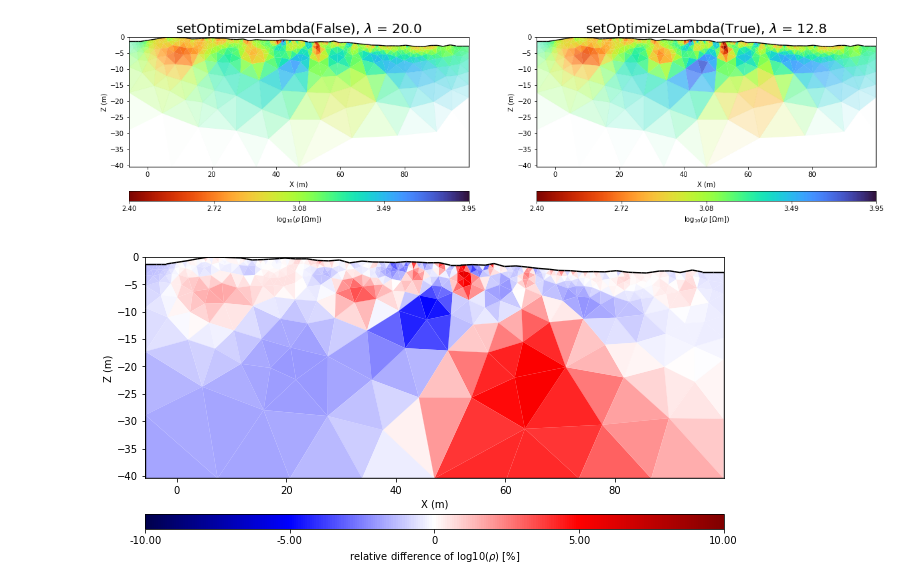
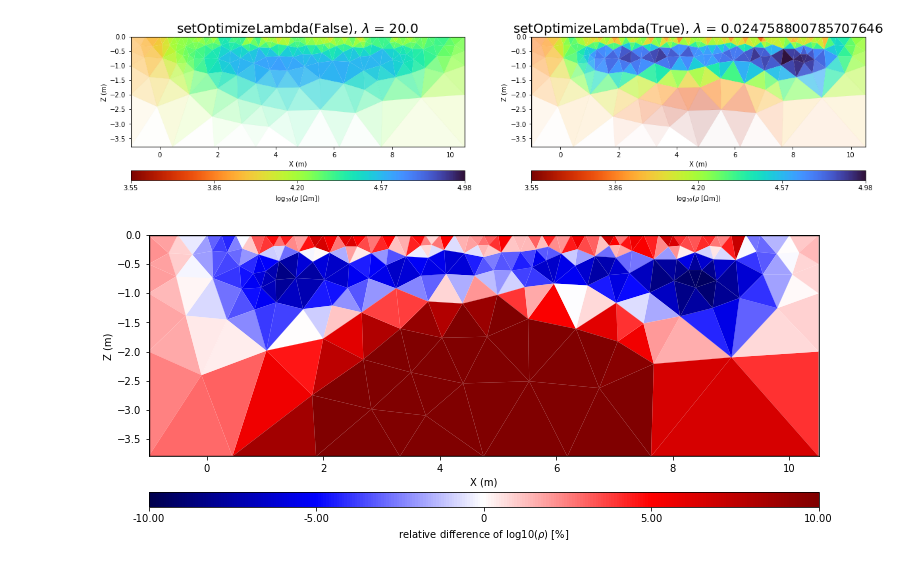
Before and after one commit to teddiherring/permafrost-data-processing, a Jupyter notebook: data_filtering.ipynb, the cells around one changed output. Saved outputs shown, nothing was run; the diff lists cells and outputs as text; code cells hidden in the pictures.

```diff
--- a/data_filtering.ipynb
+++ b/data_filtering.ipynb
@@ -8,11 +8,11 @@ import matplotlib.pyplot as plt
 # load data file (already in BERT unified data format)
 
 # data_in = ert.load('data_unified/CER2017-08-24_u_i.txt')
-# data_in = ert.load('data_unified/craterlake_2019_feb6.txt')
+data_in = ert.load('data_unified/craterlake_2019_feb6.txt')
 # data_in = ert.load('data_unified/fieldschool_wen3_2013_aug26.txt') # no permafrost. bad electrode to test filtering
 # data_in = ert.load('data_unified/oldcrow_wen13_2013_oct14.txt')
 # data_in = ert.load('data_unified/oldcrow_wen1_2013_oct13.txt')
-data_in = ert.load('data_unified/SCH2018-08-29_u_i.txt')
+# data_in = ert.load('data_unified/SCH2018-08-29_u_i.txt')
 # data_in = ert.load('data_unified/Teller_ERTB_2019-10-03_0600.ohm') # data from the seward peninsula
 
 
@@ -317,36 +325,41 @@ inv.iter 4 ... chi² = 18.12 (dPhi = 1.17%) lam: 12.8
 # %%
 # plot results of both inversions
+
 # Using same color scale for both plots: defining cMin and cMax
-cMin = 2.4
-cMax = 3.95
+# cMin = 2.
+# cMax = 4.
+
+# alternatively, can just pull cMin and cMax from one of the inversions and use for both
 
 fig, ax = plt.subplots(1,2,figsize=[20,5])
 
 mgr.showModel(
     np.log10(mod),ax=ax[0],
     label=r'log$_{10}$($\rho$ [$\Omega$m])',
-    cMin=cMin, cMax=cMax,
+#     cMin=cMin, cMax=cMax,
+    cMin=min(np.log10(mod2)), cMax=max(np.log10(mod2)),
     cMap='turbo_r',
     coverage=mgr.coverage()
 )
 
 ax[0].set_title('setOptimizeLambda(False), $\lambda$ = ' + str(lam),fontsize=20)
 ax[0].set_xlabel('X (m)')
 ax[0].set_ylabel('Z (m)');
 
 mgr.showModel(
     np.log10(mod2),
     ax=ax[1],label=r'log$_{10}$($\rho$ [$\Omega$m])',
-    cMin=cMin, cMax=cMax,
+#     cMin=cMin, cMax=cMax,
+#     cMin=min(np.log10(mod)), cMax=max(np.log10(mod)),
     cMap='turbo_r',
     coverage=mgr.coverage()
 )
 
 ax[1].set_title('setOptimizeLambda(True), $\lambda$ = ' + str(lam2),fontsize=20)
 ax[1].set_xlabel('X (m)')
 ax[1].set_ylabel('Z (m)');
 # %% [output]
-[figure, old version]
+[figure, new version]
 # %%
 # plot the difference of both inversions
 # caluclating the relative difference between both results
@@ -367,4 +380,4 @@ cBar.set_label(r'relative difference of log10($\rho$) [%]')
 ax.set_xlabel('X (m)')
 ax.set_ylabel('Z (m)');
 # %% [output]
-[figure, old version]
+[figure, new version]
```
Also changed, not shown: parts of 8 cells of this notebook.
